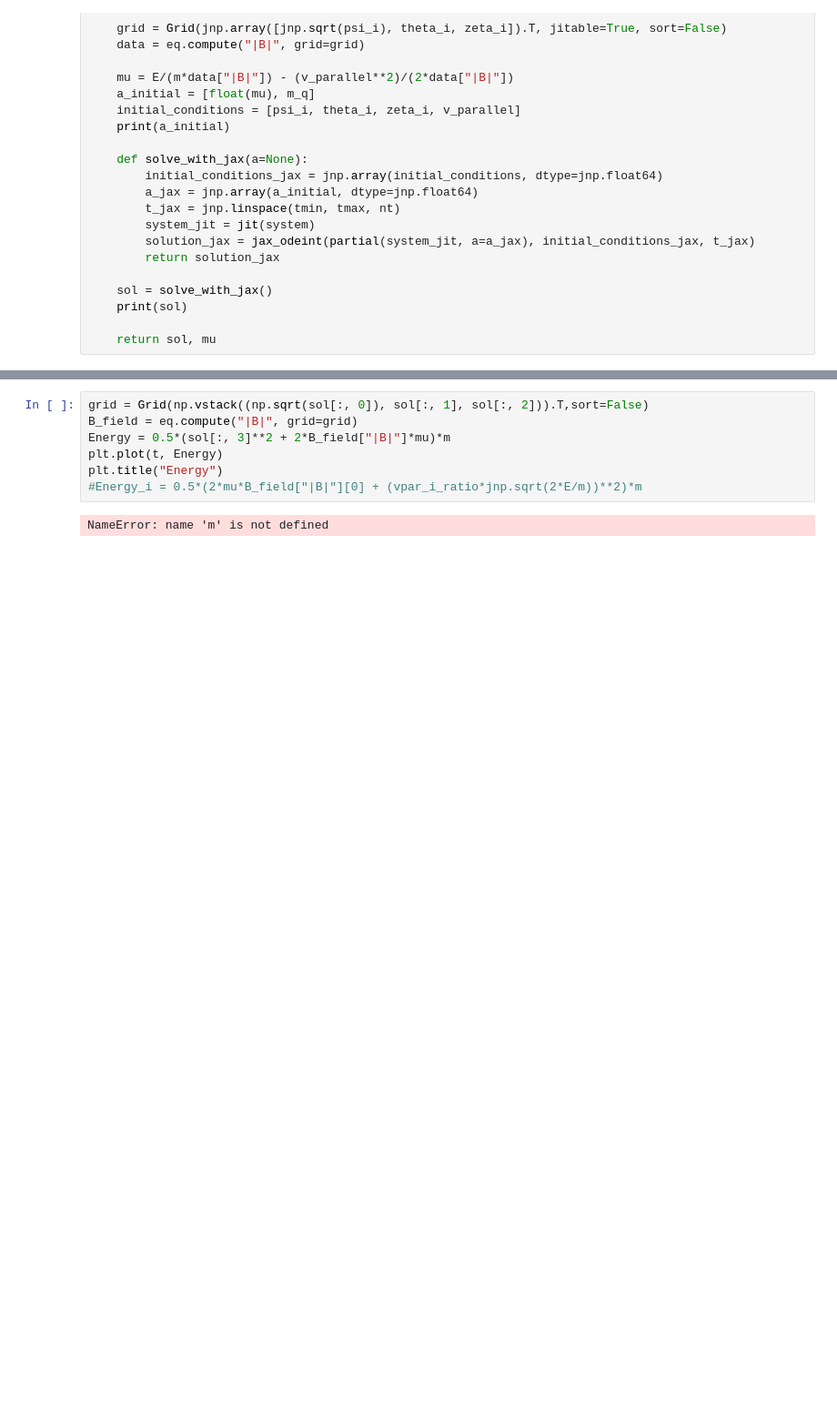
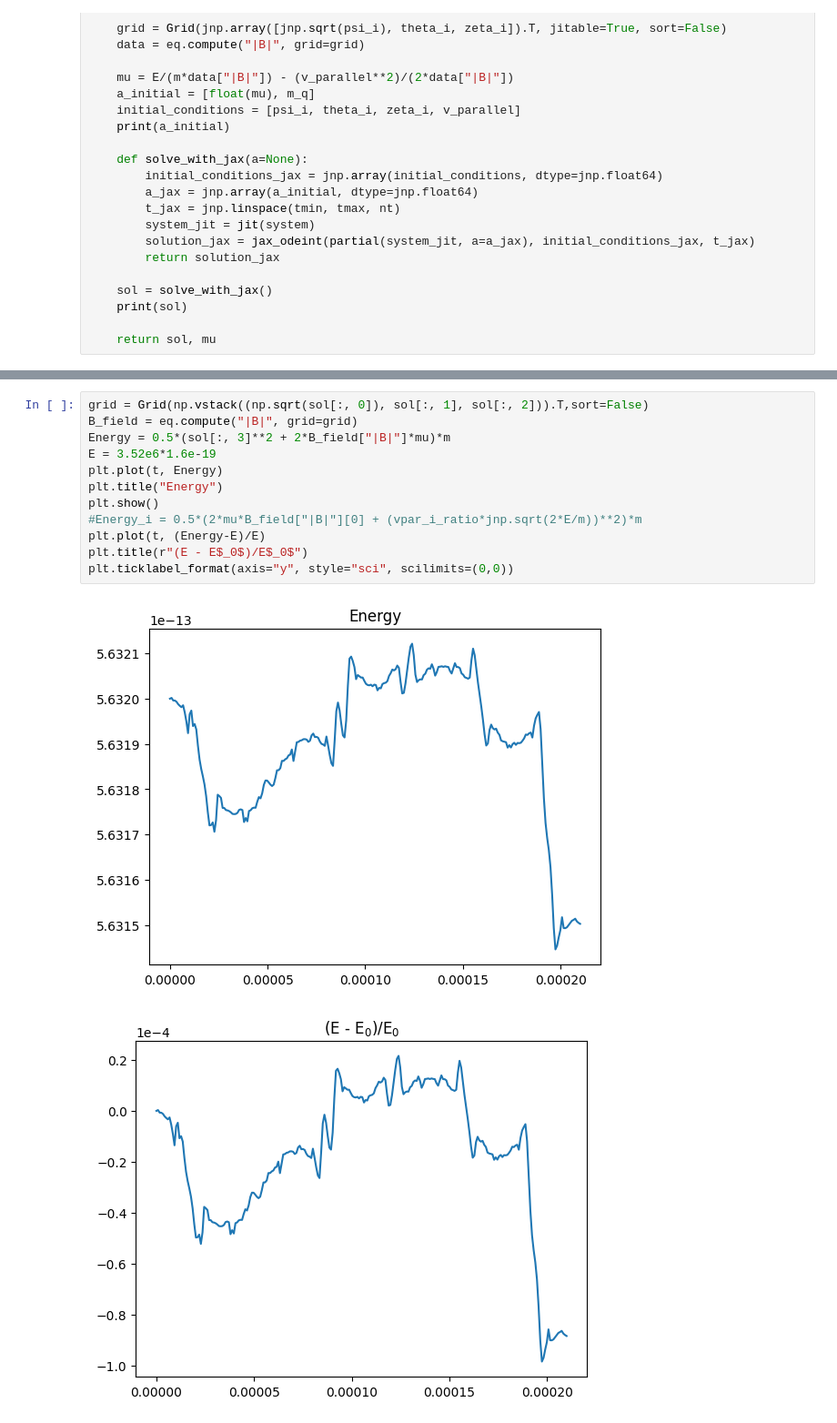
Before and after one commit to joaopedrobiu6/DPS, a Jupyter notebook: desc/tracer_desc.ipynb, the cells around one changed output, grey strips where cells are left out. Shown at 91% size. Drawn from its saved outputs; the diff is of its cells as text; blank space fills up the shorter version.

```diff
--- a/desc/tracer_desc.ipynb
+++ b/desc/tracer_desc.ipynb
@@ -210,9 +206,15 @@ fig.set_size_inches(10.5, 10.5)
 # %%
 grid = Grid(np.vstack((np.sqrt(sol[:, 0]), sol[:, 1], sol[:, 2])).T,sort=False)
 B_field = eq.compute("|B|", grid=grid)
 Energy = 0.5*(sol[:, 3]**2 + 2*B_field["|B|"]*mu)*m
+E = 3.52e6*1.6e-19
 plt.plot(t, Energy)
 plt.title("Energy")
+plt.show()
 #Energy_i = 0.5*(2*mu*B_field["|B|"][0] + (vpar_i_ratio*jnp.sqrt(2*E/m))**2)*m
+plt.plot(t, (Energy-E)/E)
+plt.title(r"(E - E$_0$)/E$_0$")
+plt.ticklabel_format(axis="y", style="sci", scilimits=(0,0))
 # %% [output]
-NameError: name 'm' is not defined
+[figure, added]
+[figure, added]
```
Also changed, not shown: parts of 6 cells of this notebook, 4 other files.
